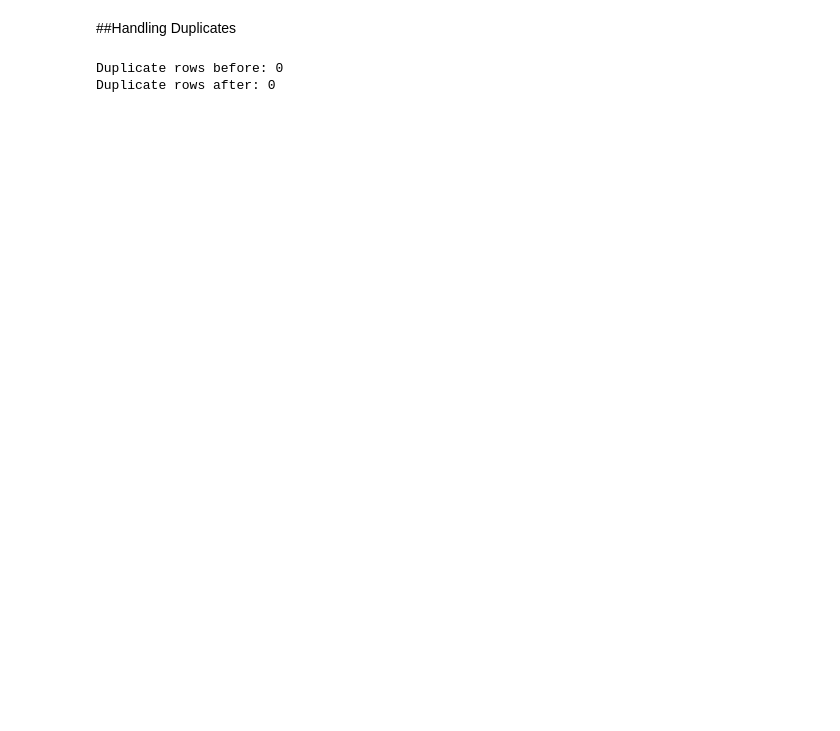
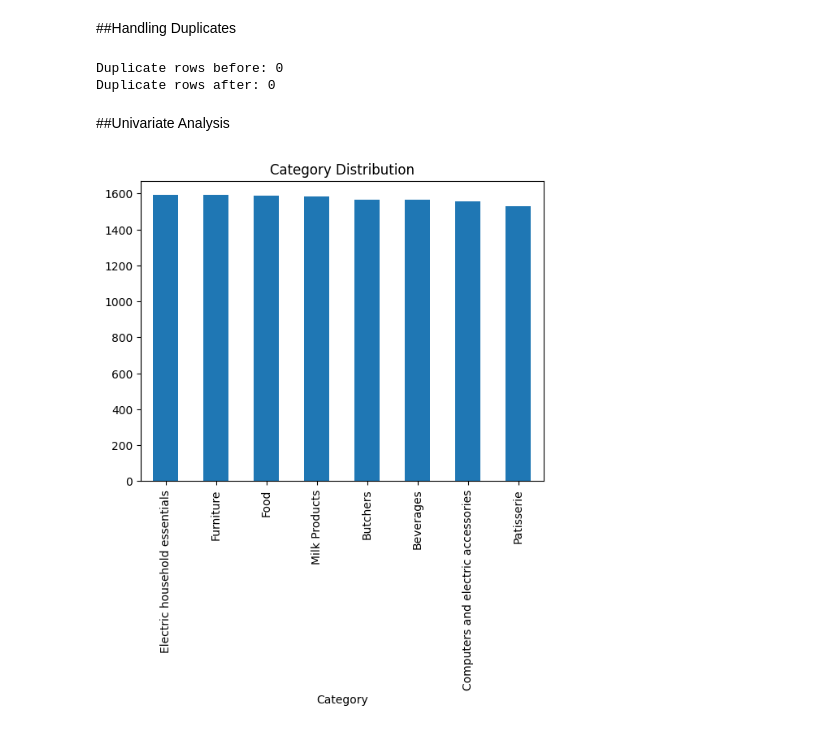
Before and after one commit to maybraniswe/Retail-Store-Sales-Analysis-and-Prediction, a Jupyter notebook: PDSE Project_Retail Store Sales Analysis and Prediction.ipynb, the cells around one changed output. Cells and saved outputs as stored; diff of their text form; code cells hidden in the pictures; blank space fills up the shorter version.

```diff
--- a/PDSE Project_Retail Store Sales Analysis and Prediction.ipynb
+++ b/PDSE Project_Retail Store Sales Analysis and Prediction.ipynb
@@ -188,3 +233,12 @@ print("Duplicate rows after:", df.duplicated().sum())
 # %% [output]
 Duplicate rows before: 0
 Duplicate rows after: 0
+# %% [markdown]
+##Univariate Analysis
+# %%
+# Category (Bar chart)
+df['Category'].value_counts().plot(kind='bar')
+plt.title("Category Distribution")
+plt.show()
+# %% [output]
+[figure, added]
```
Also changed, not shown: parts of 24 cells of this notebook.
